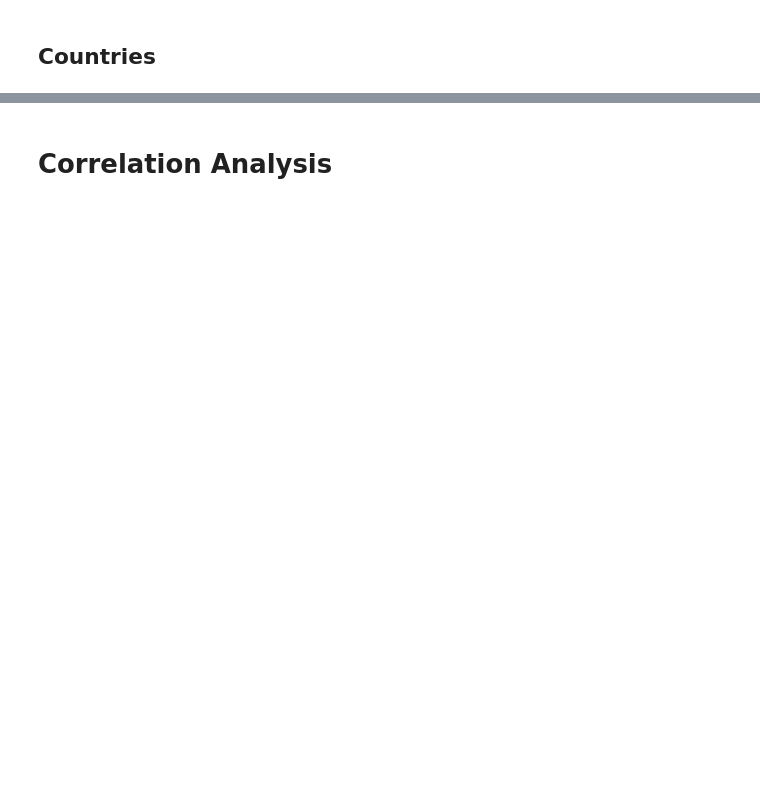
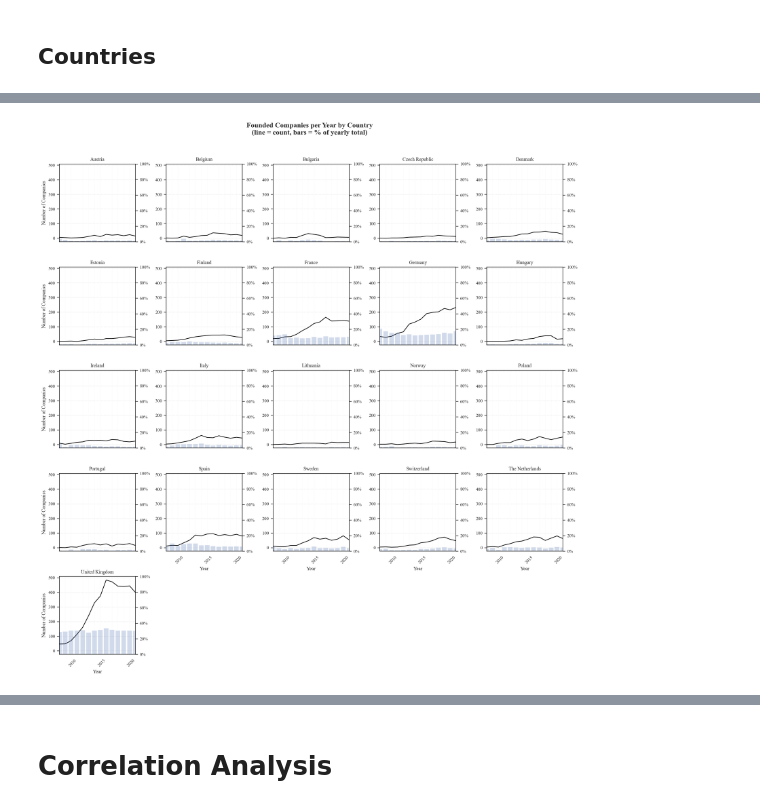
Before and after one commit to JDL05/thesis-spatial-seed-syndication, a Jupyter notebook: notebooks/data_operations.ipynb, the cells around one changed output, grey strips where cells are left out. Saved outputs shown, nothing was run; the diff lists cells and outputs as text; code cells hidden in the pictures; blank space fills up the shorter version.

```diff
--- a/notebooks/data_operations.ipynb
+++ b/notebooks/data_operations.ipynb
@@ -1587,0 +1759,80 @@ country_counts.to_csv('data/visualization/country_counts.csv', index=False)
+# %%
+year_min = int(df["founded_year"].min())
+year_max = int(df["founded_year"].max())
+all_years = pd.Index(range(year_min, year_max + 1), name="founded_year")
+
+
+grouped = (
+    df.groupby(["founded_year", "hq_country"])
+      .size()
+      .unstack(fill_value=0)
+      .reindex(all_years, fill_value=0)
+)
+
+year_totals = grouped.sum(axis=1)
+
+all_df = grouped.reset_index().melt(
+    id_vars="founded_year", var_name="Country", value_name="Count"
+)
+
+g = sns.FacetGrid(
+    all_df,
+    col="Country",
+    col_wrap=5,
+    height=3,
+    sharey=True,
+    sharex=True
+)
+
+by_country = {c: all_df[all_df["Country"] == c] for c in g.col_names}
+
+for ax, country in zip(g.axes.flatten(), g.col_names):
+    if ax is None:
+        continue
+    share = (grouped[country] / year_totals).fillna(0.0)  # 0..1
+    ax_pct = ax.twinx()
+    ax_pct.bar(
+        all_years, share.values,
+        width=0.8,
+        alpha=0.25,
+        edgecolor="none",
+        zorder=0
+    )
+    ax_pct.set_ylim(0, 1.0)
+    ax_pct.yaxis.set_major_formatter(PercentFormatter(xmax=1.0))
+    ax_pct.grid(False)
+
+    sns.lineplot(
+        data=by_country[country],
+        x="founded_year", y="Count",
+        ax=ax,
+        color="black",
+        zorder=2
+    )
+
+g.set_axis_labels("Year", "Number of Companies")
+g.set_titles("{col_name}")
+g.set(xlim=(year_min, year_max))
+
+major_step = 5 if (year_max - year_min) >= 10 else 2
+for ax in g.axes.flatten():
+    if ax is None:
+        continue
+    ax.xaxis.set_major_locator(MultipleLocator(major_step))
+    ax.xaxis.set_minor_locator(MultipleLocator(1))
+    ax.grid(True, axis="y", linestyle="--", linewidth=0.5, alpha=0.6)
+    ax.grid(True, axis="x", which="minor", linestyle=":", linewidth=0.3, alpha=0.4)
+    for label in ax.get_xticklabels(which="major"):
+        label.set_rotation(45)
+        label.set_ha("right")
+
+plt.suptitle(
+    "Founded Companies per Year by Country\n(line = count, bars = % of yearly total)",
+    y=1.02, fontsize=14, weight="bold"
+)
+
+plt.tight_layout()
+
+plt.savefig('data/visualization/countries/founded_companies_per_year_by_country.pdf', bbox_inches='tight')
+plt.show()
+# %% [output]
@@ -1587,0 +1856 @@ country_counts.to_csv('data/visualization/country_counts.csv', index=False)
+[figure, added]
```
Also changed, not shown: parts of 121 cells of this notebook, 34 other files.
